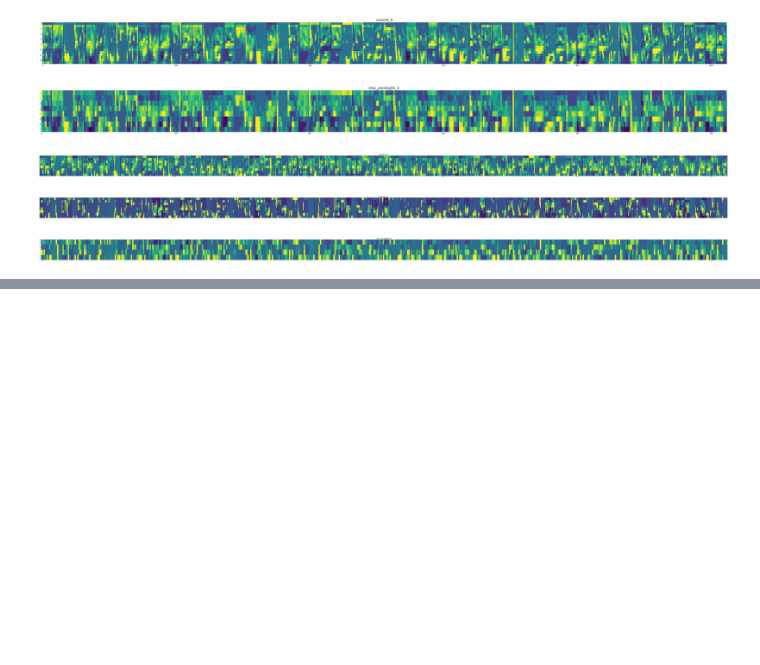
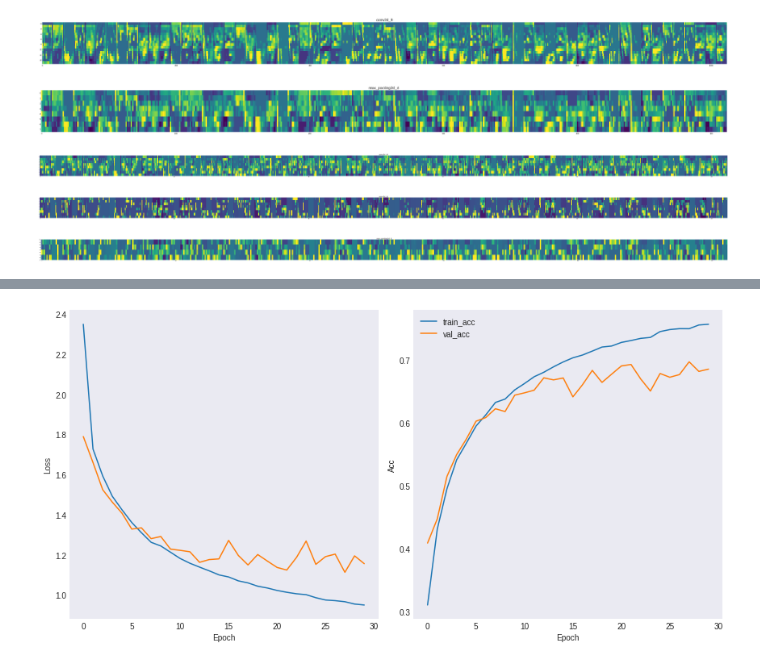
Before and after one commit to ChangDaeO730/HandsOn_DL__groupStudy, a Jupyter notebook: sub_materials/3_CNNs_2.ipynb, the cells around one changed output, grey strips where cells are left out. Drawn from its saved outputs; the diff is of its cells as text; code cells hidden in the pictures; blank space fills up the shorter version.

```diff
--- a/sub_materials/3_CNNs_2.ipynb
+++ b/sub_materials/3_CNNs_2.ipynb
@@ -196,0 +211,22 @@ for layer_name, feature_map in zip(get_layer_name, feature_maps):
+# %%
+model_l1 = Sequential([
+                    Conv2D(32, 3, padding = "same", activation = "relu", input_shape = (32, 32, 3)),
+                    Conv2D(32, 3, padding = "same", activation = "relu", kernel_regularizer=l1(0.0005)),
+                    MaxPool2D((2,2), 2),
+
+                    Conv2D(64, 3, padding = "same", activation = "relu"),
+                    Conv2D(64, 3, padding = "same", activation = "relu", kernel_regularizer=l1(0.0005)),
+                    MaxPool2D((2,2), 2),
+
+                    Conv2D(128, 3, padding = "same", activation = "relu"),
+                    Conv2D(128, 3, padding = "same", activation = "relu", kernel_regularizer=l1(0.0005)),
+                    MaxPool2D((2,2), 2),
+
+                    Flatten(),
+                    Dense(512, activation = "relu", kernel_regularizer=l1(0.0005)),
+                    Dense(256, activation = "relu"),
+                    Dense(10, activation = "softmax")
+])
+
+model_l1.compile(optimizer = "adam", loss = "sparse_categorical_crossentropy",
+                 metrics = ['acc'])
@@ -196,0 +365,21 @@ for layer_name, feature_map in zip(get_layer_name, feature_maps):
+# %%
+history1 = model_l1.fit(x_train, y_train, epochs = 30,
+                        validation_data = (x_val, y_val),
+                        verbose = 0)
+history2 = model_l2.fit(x_train, y_train, epochs = 30,
+                        validation_data = (x_val, y_val),
+                        verbose = 0)
+history3 = model_ela.fit(x_train, y_train, epochs = 30,
+                        validation_data = (x_val, y_val),
+                        verbose = 0)
+history4 = model_do.fit(x_train, y_train, epochs = 30,
+                        validation_data = (x_val, y_val),
+                        verbose = 0)
+history5 = model_bn.fit(x_train, y_train, epochs = 30,
+                        validation_data = (x_val, y_val),
+                        verbose = 0)
+# %%
+learning_curve(history1)
+print(f'test acc : {model_l1.evaluate(x_test, y_test)[1]}')
+# %% [output]
+[figure, added]
```
Also changed, not shown: parts of 19 cells of this notebook.
